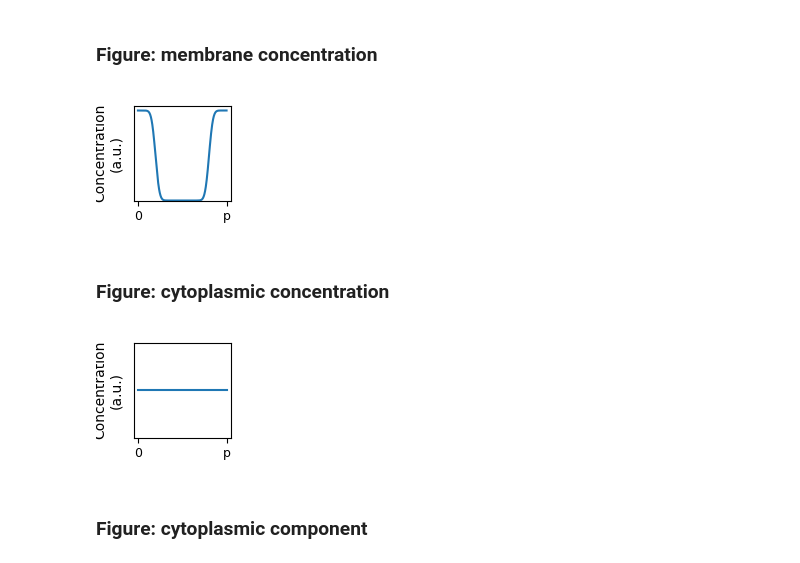
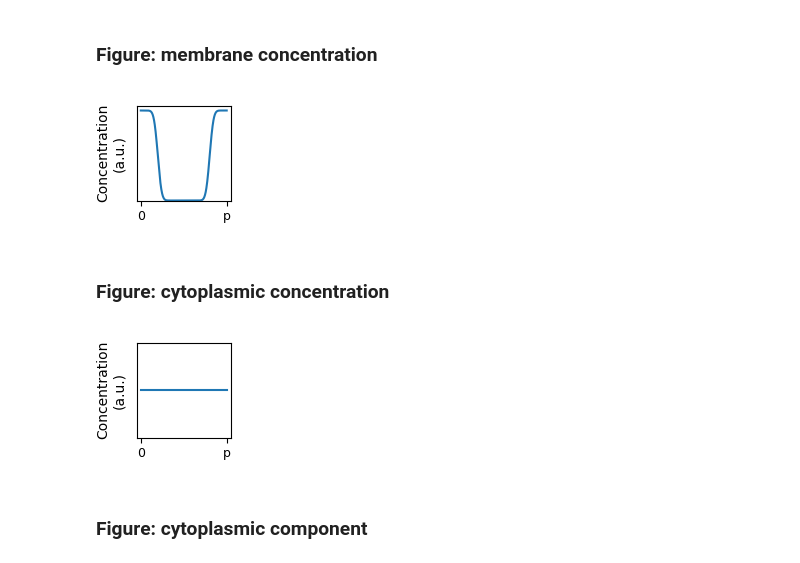
Before and after one commit to goehringlab/2023-Bland-bioRxiv, a Jupyter notebook: scripts/Downstream analysis and figures/Quantification method/Schematic.ipynb, the cells around one changed output. Drawn from its saved outputs; the diff is of its cells as text; code cells hidden in the pictures.

Commit message:
tiny figure changes

```diff
--- a/scripts/Downstream analysis and figures/Quantification method/Schematic.ipynb
+++ b/scripts/Downstream analysis and figures/Quantification method/Schematic.ipynb
@@ -46,23 +46,23 @@ fig.savefig('Figs/cytoplasmic_signal_profile.png', dpi=600, transparent=True)
 # %%
 width = 500
 x = np.arange(0, 400)
 mems = (error_func(x, 320, 20) + error_func(x, 320, 20)[::-1] + 2) / 2
 mems = (interp_1d_array(mems, width) / max(mems)) * 3
 
 fig, ax = plt.subplots()
 ax.plot(mems)
 ax.set_ylabel('Concentration\n(a.u.)')
 ax.set_xticks([0, width])
 ax.set_xticklabels(['0', 'p'])
 ax.set_yticks([])
 ax.set_ylim(bottom=0)
 ax.tick_params(axis='both', labelsize=9)
 fig.set_size_inches(1.5,1.5)
 ax.set_ylim(bottom=0)
-fig.subplots_adjust(left=0.25, bottom=0.25)
+fig.subplots_adjust(left=0.27, bottom=0.25)
 fig.savefig('Figs/membrane_concentration_profile.png', dpi=600, transparent=True)
 # %% [output]
-[figure, old version]
+[figure, new version]
 # %% [markdown]
 ### Figure: cytoplasmic concentration
 # %%
@@ -78,10 +78,10 @@ ax.set_ylim(0, cyts[0] * 2)
 ax.tick_params(axis='both', labelsize=9)
 fig.set_size_inches(1.5,1.5)
 ax.set_ylim(bottom=0)
-fig.subplots_adjust(left=0.25, bottom=0.25)
+fig.subplots_adjust(left=0.27, bottom=0.25)
 fig.savefig('Figs/cytoplasmic_concentration_profile.png', dpi=600, transparent=True)
 # %% [output]
-[figure, old version]
+[figure, new version]
 # %% [markdown]
 ### Figure: cytoplasmic component
 # %%
```
Also changed, not shown: parts of 3 cells of this notebook, 3 other files.
